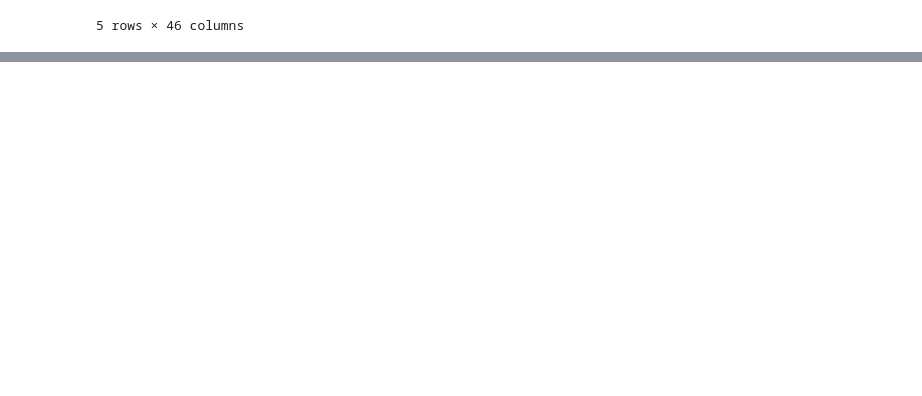
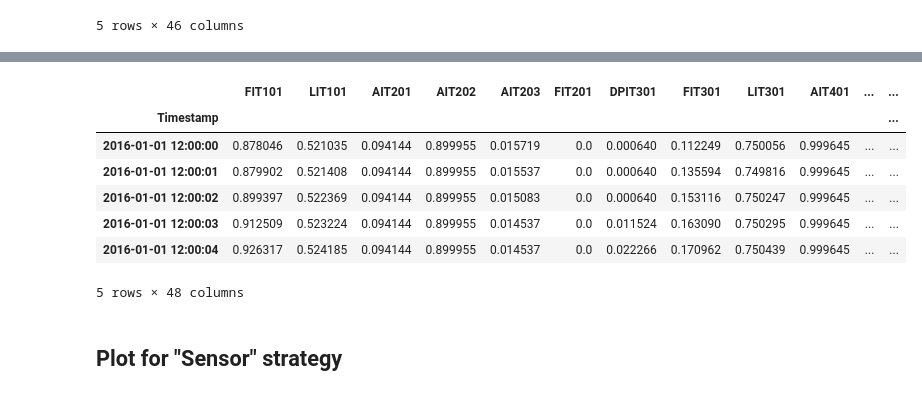
Before and after one commit to Data-Scrappers/cross-galactic-hackathon-2022, a Jupyter notebook: LSTM/main.ipynb, the cells around one changed output, grey strips where cells are left out. Drawn from its saved outputs; the diff is of its cells as text; code cells hidden in the pictures; blank space fills up the shorter version.

```diff
--- a/LSTM/main.ipynb
+++ b/LSTM/main.ipynb
@@ -459,0 +437,13 @@ test_df_with_predicted.to_csv('LIT301_sensor_strategy.csv', index=True)
+# %%
+test_df_with_predicted.head()
+# %% [output]
+|  | FIT101 | LIT101 | AIT201 | AIT202 | AIT203 | FIT201 | DPIT301 | FIT301 | LIT301 | AIT401 | ... | ... |
+| Timestamp |  |  |  |  |  |  |  |  |  |  |  | ... |
+| 2016-01-01 12:00:00 | 0.878046 | 0.521035 | 0.094144 | 0.899955 | 0.015719 | 0.0 | 0.000640 | 0.112249 | 0.750056 | 0.999645 | ... | ... |
+| 2016-01-01 12:00:01 | 0.879902 | 0.521408 | 0.094144 | 0.899955 | 0.015537 | 0.0 | 0.000640 | 0.135594 | 0.749816 | 0.999645 | ... | ... |
+| 2016-01-01 12:00:02 | 0.899397 | 0.522369 | 0.094144 | 0.899955 | 0.015083 | 0.0 | 0.000640 | 0.153116 | 0.750247 | 0.999645 | ... | ... |
+| 2016-01-01 12:00:03 | 0.912509 | 0.523224 | 0.094144 | 0.899955 | 0.014537 | 0.0 | 0.011524 | 0.163090 | 0.750295 | 0.999645 | ... | ... |
+| 2016-01-01 12:00:04 | 0.926317 | 0.524185 | 0.094144 | 0.899955 | 0.014537 | 0.0 | 0.022266 | 0.170962 | 0.750439 | 0.999645 | ... | ... |
+5 rows × 48 columns
+# %% [markdown]
+## Plot for "Sensor" strategy
```
Also changed, not shown: parts of 35 cells of this notebook, 1 other file.
